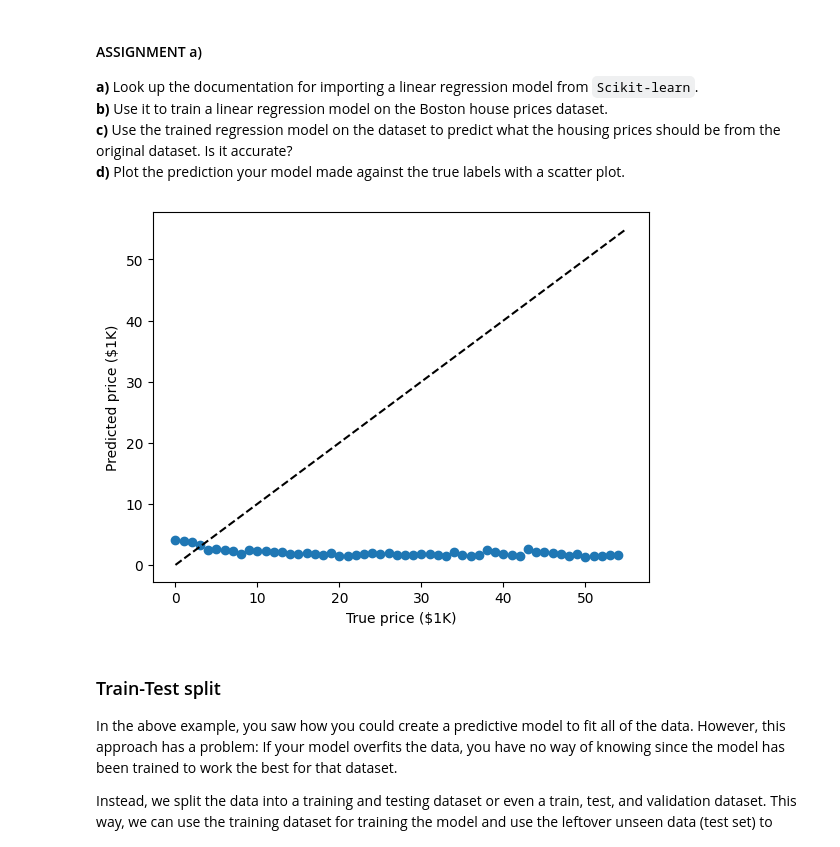
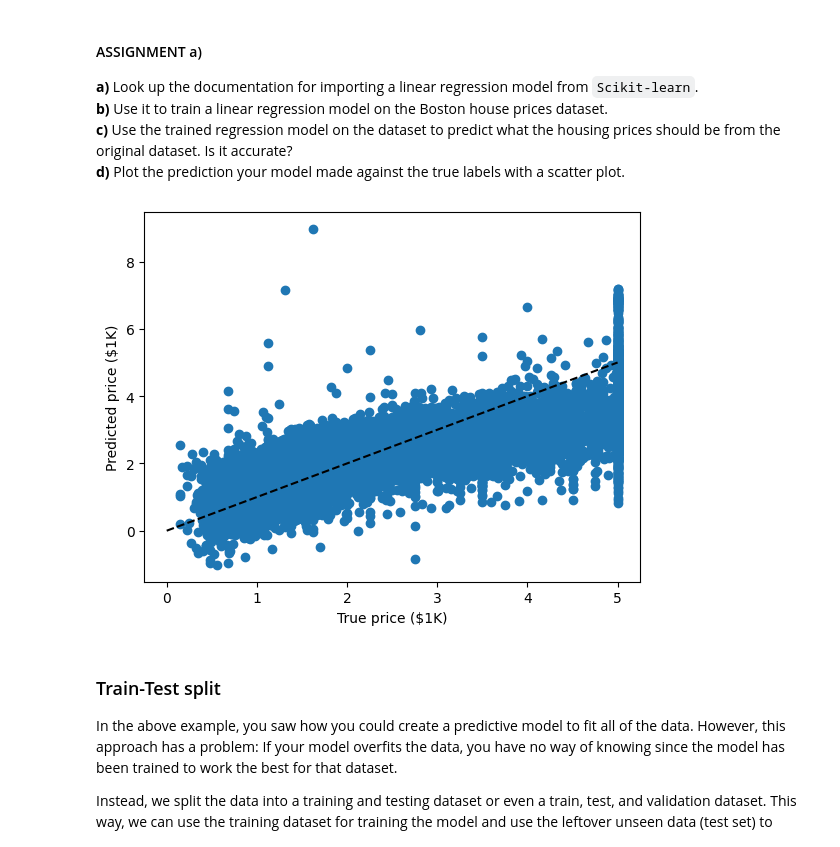
Before and after one commit to meatloafi/ml-1dl034-public-assignments, a Jupyter notebook: Assignments/Practical/PracticalNotebook3.ipynb, the cells around one changed output. Saved outputs shown, nothing was run; the diff lists cells and outputs as text; code cells hidden in the pictures.

```diff
--- a/Assignments/Practical/PracticalNotebook3.ipynb
+++ b/Assignments/Practical/PracticalNotebook3.ipynb
@@ -125,32 +125,27 @@ Once we have gained better oversight of the data, we will want to fit a linear r
 # %%
 import matplotlib.pyplot as plt
 import numpy as np
 from sklearn.linear_model import LinearRegression
 
 price = fetch_california_housing()
 
 reg = LinearRegression()
 
 reg.fit(price.data, price.target)
 
 y_pred = reg.predict(price.data)
-# YOUR CODE HERE
-#
-#
-
-
 
 # Code provided by us to compare the generated predictions against the actual values
-xlim = [0, 55]
-ylim = [0, 55]
-plt.scatter(range(55), y_pred[:55])
+xlim = [0, 5]
+ylim = [0, 5]
+plt.scatter(price.target, y_pred)
 
 plt.plot(xlim, ylim, '--k')
 plt.xlabel("True price ($1K)")
 plt.ylabel("Predicted price ($1K)")
 plt.show()
 # %% [output]
-[figure, old version]
+[figure, new version]
 # %% [markdown]
 ### Train-Test split
 
```
Also changed, not shown: parts of 8 cells of this notebook, 7 other files.
